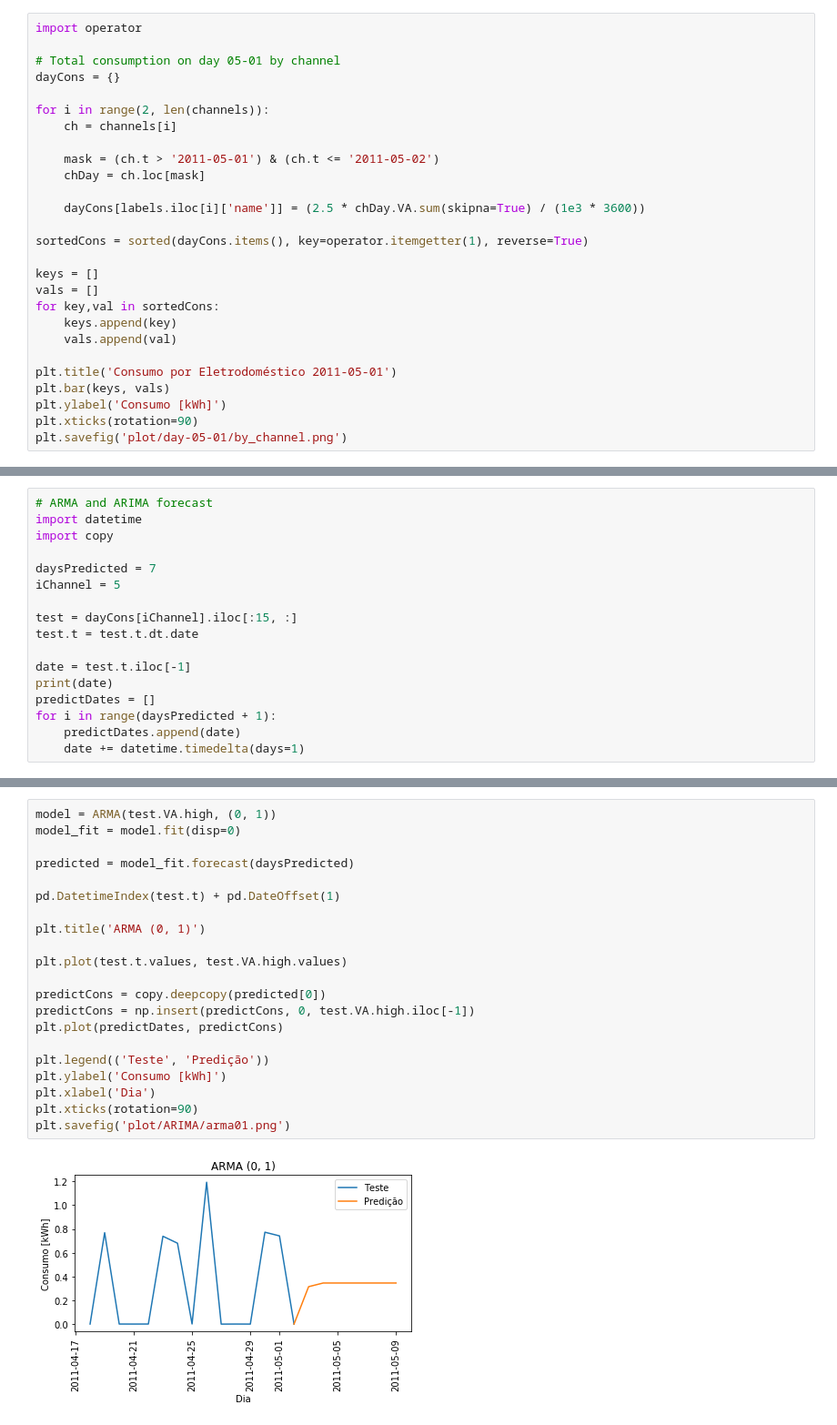
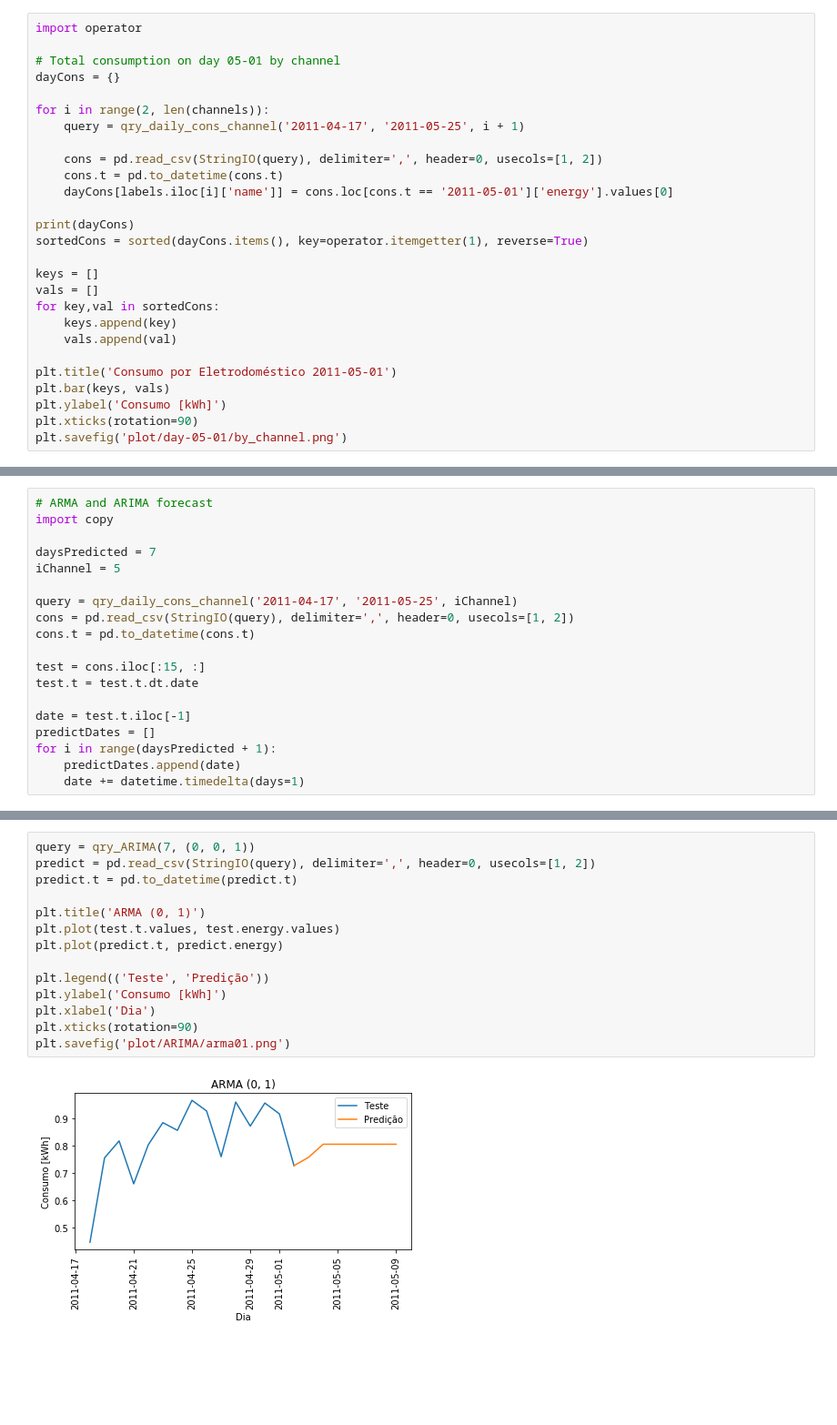
Before and after one commit to tiagoyukio12/TCC-2019, a Jupyter notebook: predicao/predicao.ipynb, the cells around one changed output, grey strips where cells are left out. Shown at 91% size. Saved outputs shown, nothing was run; the diff lists cells and outputs as text; blank space fills up the shorter version.

Commit message:
Add query scripts for load data

```diff
--- a/predicao/predicao.ipynb
+++ b/predicao/predicao.ipynb
@@ -81,13 +130,13 @@ import operator
 dayCons = {}
 
 for i in range(2, len(channels)):
-    ch = channels[i]
+    query = qry_daily_cons_channel('2011-04-17', '2011-05-25', i + 1)
 
-    mask = (ch.t > '2011-05-01') & (ch.t <= '2011-05-02')
-    chDay = ch.loc[mask]
+    cons = pd.read_csv(StringIO(query), delimiter=',', header=0, usecols=[1, 2])
+    cons.t = pd.to_datetime(cons.t)
+    dayCons[labels.iloc[i]['name']] = cons.loc[cons.t == '2011-05-01']['energy'].values[0]
 
-    dayCons[labels.iloc[i]['name']] = (2.5 * chDay.VA.sum(skipna=True) / (1e3 * 3600))
-
+print(dayCons)
 sortedCons = sorted(dayCons.items(), key=operator.itemgetter(1), reverse=True)
 
 keys = []
@@ -143,16 +156,18 @@ for i in range(len(channels)):
 # %%
 # ARMA and ARIMA forecast
-import datetime
 import copy
 
 daysPredicted = 7
 iChannel = 5
 
-test = dayCons[iChannel].iloc[:15, :]
+query = qry_daily_cons_channel('2011-04-17', '2011-05-25', iChannel)
+cons = pd.read_csv(StringIO(query), delimiter=',', header=0, usecols=[1, 2])
+cons.t = pd.to_datetime(cons.t)
+
+test = cons.iloc[:15, :]
 test.t = test.t.dt.date
 
 date = test.t.iloc[-1]
-print(date)
 predictDates = []
 for i in range(daysPredicted + 1):
     predictDates.append(date)
@@ -167,24 +212,17 @@ See the caveats in the documentation: http://pandas.pydata.org/pandas-docs/stabl
 # %%
-model = ARMA(test.VA.high, (0, 1))
-model_fit = model.fit(disp=0)
-
-predicted = model_fit.forecast(daysPredicted)
-
-pd.DatetimeIndex(test.t) + pd.DateOffset(1)
+query = qry_ARIMA(7, (0, 0, 1))
+predict = pd.read_csv(StringIO(query), delimiter=',', header=0, usecols=[1, 2])
+predict.t = pd.to_datetime(predict.t)
 
 plt.title('ARMA (0, 1)')
-
-plt.plot(test.t.values, test.VA.high.values)
-
-predictCons = copy.deepcopy(predicted[0])
-predictCons = np.insert(predictCons, 0, test.VA.high.iloc[-1])
-plt.plot(predictDates, predictCons)
+plt.plot(test.t.values, test.energy.values)
+plt.plot(predict.t, predict.energy)
 
 plt.legend(('Teste', 'Predição'))
 plt.ylabel('Consumo [kWh]')
 plt.xlabel('Dia')
 plt.xticks(rotation=90)
 plt.savefig('plot/ARIMA/arma01.png')
 # %% [output]
-[figure, old version]
+[figure, new version]
 # %%
```
Also changed, not shown: parts of 10 cells of this notebook.
